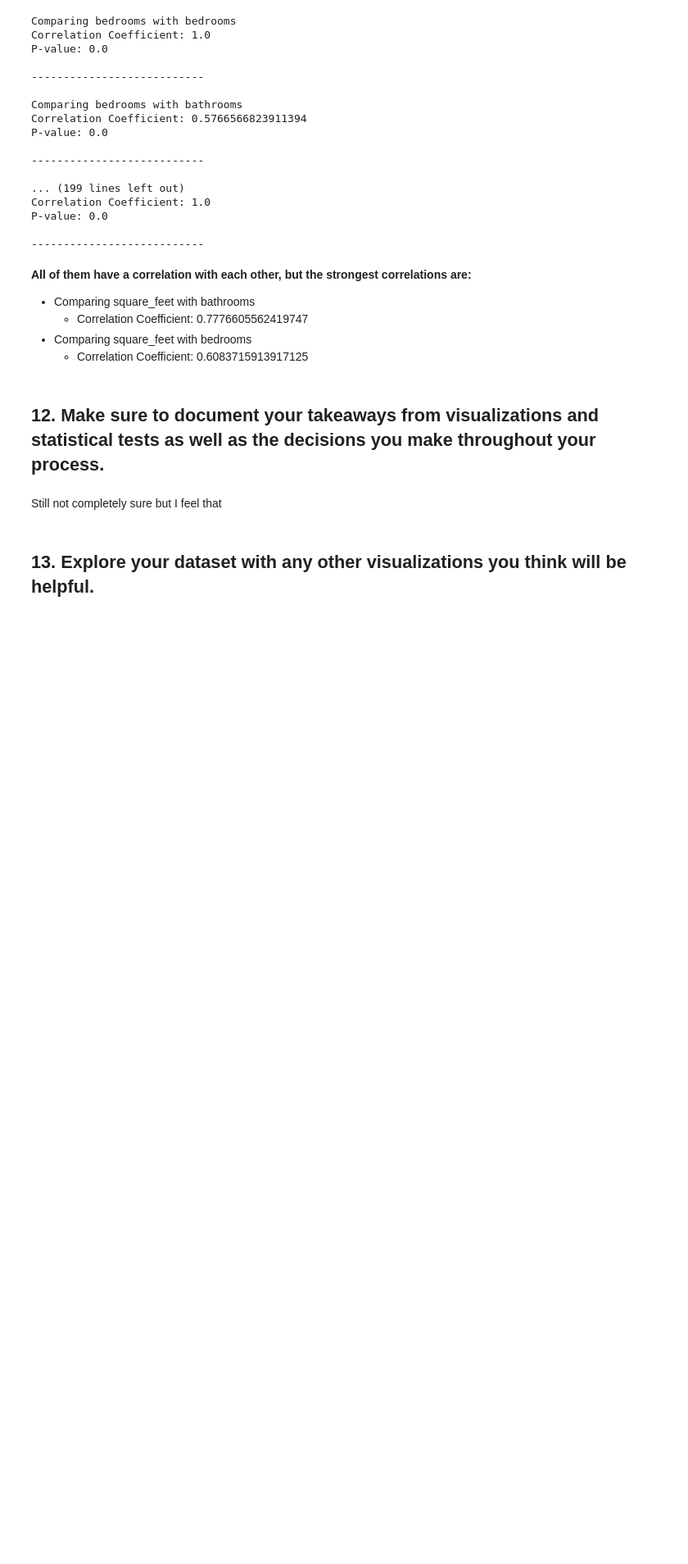
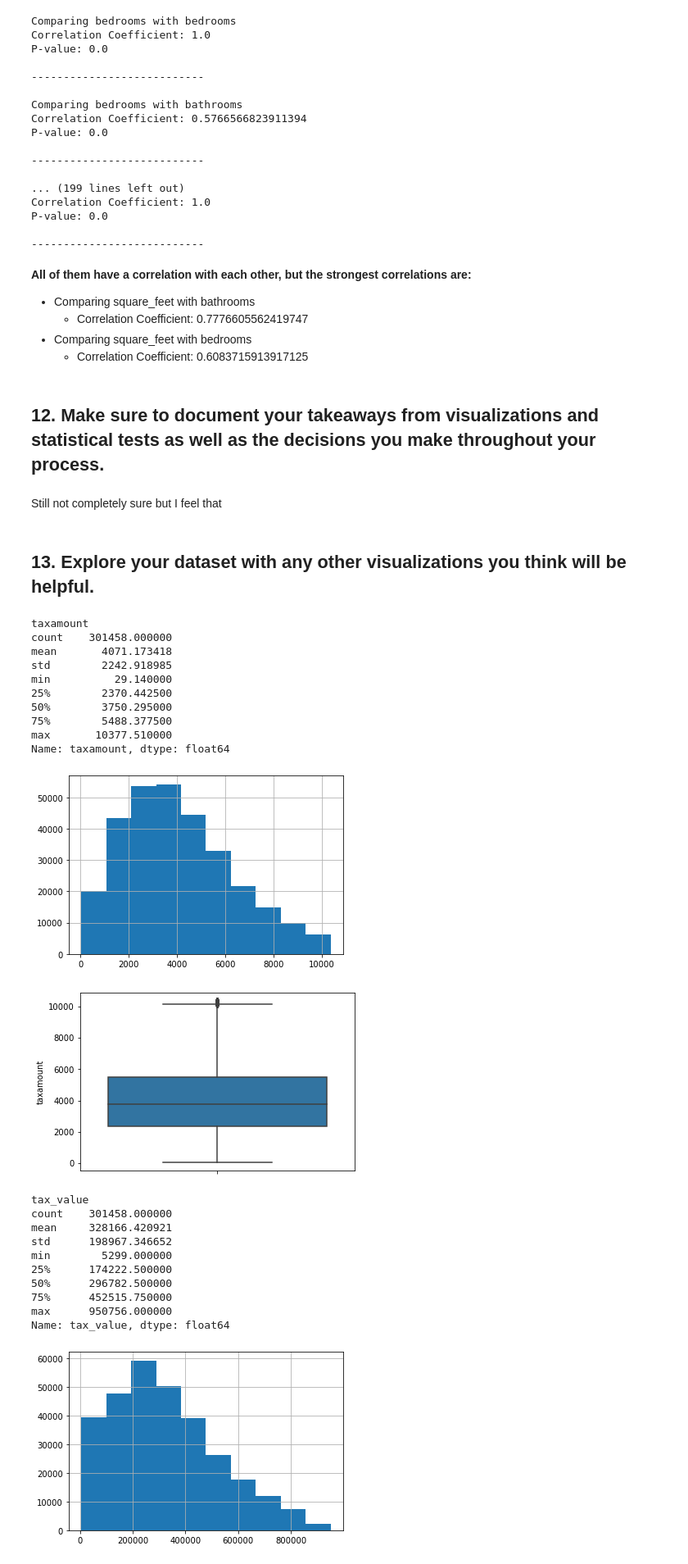
Before and after one commit to markydoug/regression-exercises, a Jupyter notebook: explore.ipynb, the cells around one changed output. Shown at 82% size. Cells and saved outputs as stored; diff of their text form; code cells hidden in the pictures; blank space fills up the shorter version.

Commit message:
Practice using new explore functions

```diff
--- a/explore.ipynb
+++ b/explore.ipynb
@@ -337,3 +337,29 @@ P-value: 0.0
 Still not completely sure but I feel that
 # %% [markdown]
 ## 13. Explore your dataset with any other visualizations you think will be helpful.
+# %%
+e.explore_num_uvar(train_sample, cont_vars)
+# %% [output]
+taxamount
+count    301458.000000
+mean       4071.173418
+std        2242.918985
+min          29.140000
+25%        2370.442500
+50%        3750.295000
+75%        5488.377500
+max       10377.510000
+Name: taxamount, dtype: float64
+[figure, added]
+[figure, added]
+tax_value
+count    301458.000000
+mean     328166.420921
+std      198967.346652
+min        5299.000000
+25%      174222.500000
+50%      296782.500000
+75%      452515.750000
+max      950756.000000
+Name: tax_value, dtype: float64
+[figure, added]
```
Also changed, not shown: parts of 3 cells of this notebook.
